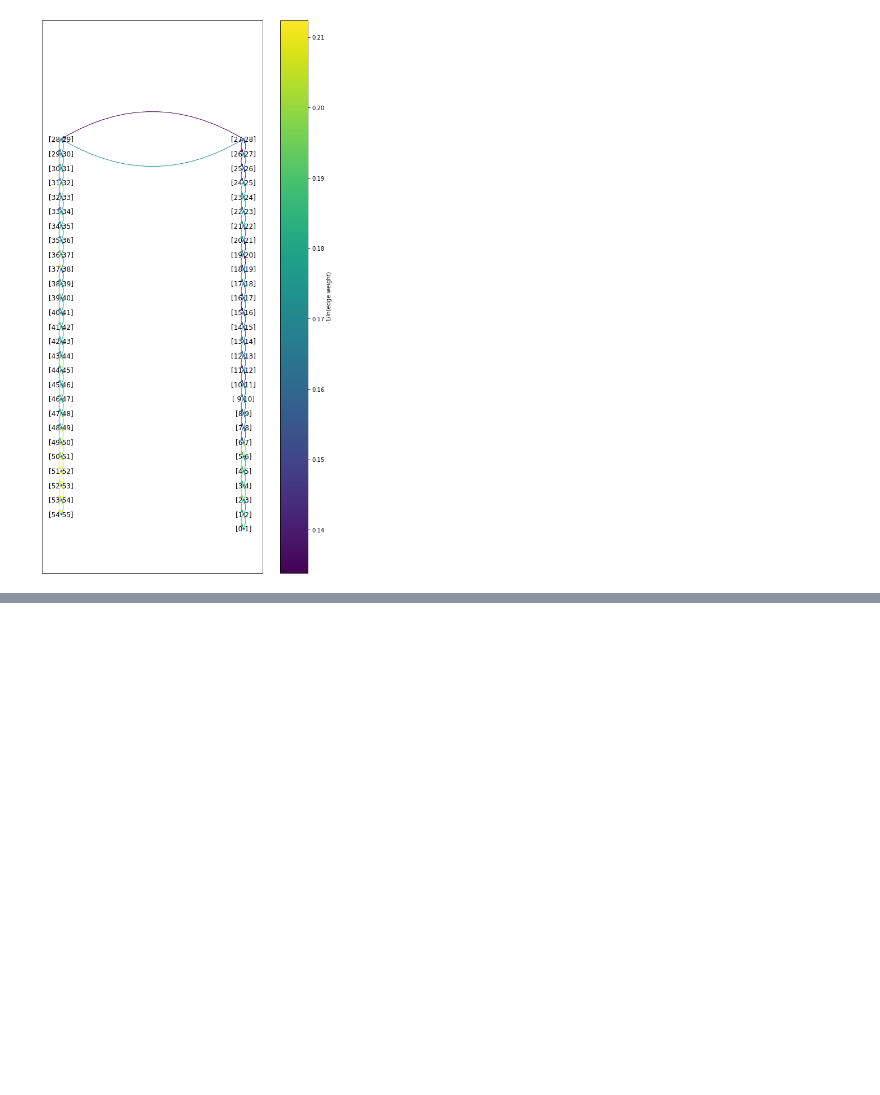
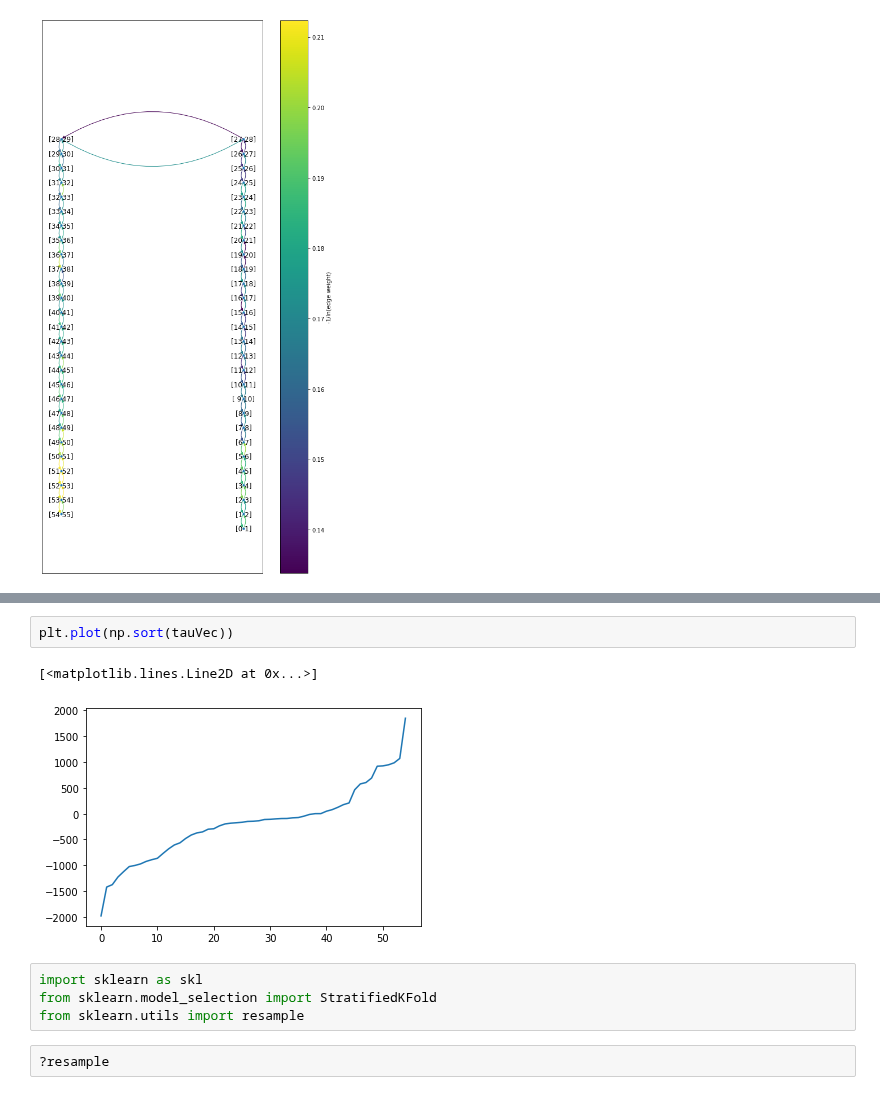
Before and after one commit to wesleymsmith/Milestoning_Analysis, a Jupyter notebook: MD_Milestone_Analysis_Testing.ipynb, the cells around one changed output, grey strips where cells are left out. Drawn from its saved outputs; the diff is of its cells as text; blank space fills up the shorter version.

```diff
--- a/MD_Milestone_Analysis_Testing.ipynb
+++ b/MD_Milestone_Analysis_Testing.ipynb
@@ -956 +957,12 @@ Qhat shape: (55, 55)
 [figure]
+# %%
+plt.plot(np.sort(tauVec))
+# %% [output]
+[<matplotlib.lines.Line2D at 0x...>]
+[figure, added]
+# %%
+import sklearn as skl
+from sklearn.model_selection import StratifiedKFold
+from sklearn.utils import resample
+# %%
+?resample
```
Also changed, not shown: parts of 11 cells of this notebook, 1 other file.
